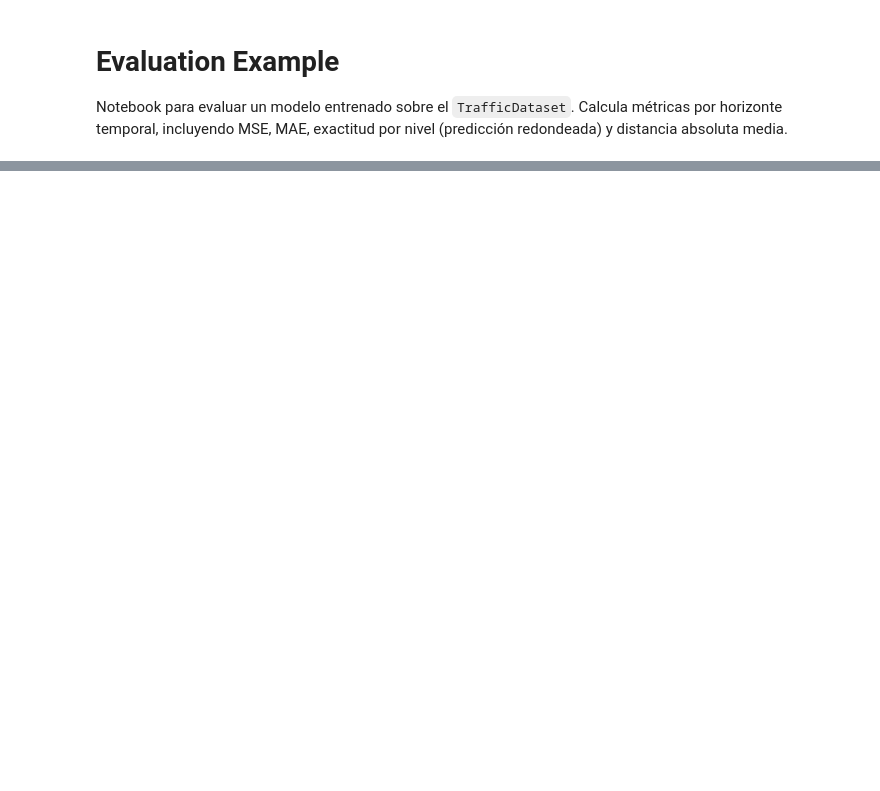
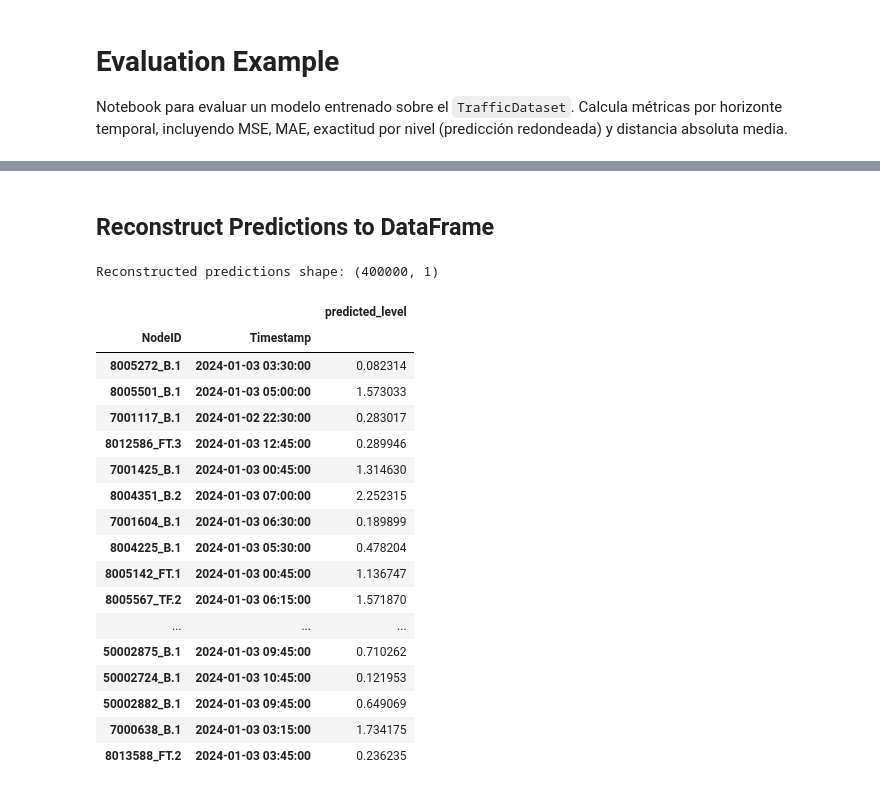
Before and after one commit to EL-BID/PredictToDo, a Jupyter notebook: notebooks/evaluation_example.ipynb, the cells around one changed output, grey strips where cells are left out. Cells and saved outputs as stored; diff of their text form; code cells hidden in the pictures; blank space fills up the shorter version.

Commit message:
Add reconstruction cell

```diff
--- a/notebooks/evaluation_example.ipynb
+++ b/notebooks/evaluation_example.ipynb
@@ -25,13 +29,14 @@ import numpy as np
 processed_data_dir = "data/datos_procesados"
 sparse_data_dir = f"{processed_data_dir}/sparse_datasets"
 
-checkpoint_path = Path("artifacts/traffic_gnn_v3.pt")
+checkpoint_path = Path("data/artifacts/traffic_gnn_v4_2025_11_06.pt")
 model_type = "GConvGRU"
 
 in_timesteps = 150
 out_timesteps = 50
 batch_size = 16
 use_cpu = False
+max_batches_eval = 3  # For testing purposes
 
 device = torch.device("cpu" if use_cpu or not torch.cuda.is_available() else "cuda")
 print(f"Evaluando en dispositivo: {device}")
@@ -182,7 +223,9 @@ class GNN_Temporal_Model(nn.Module):
 
         return torch.cat(outputs, dim=-1)
 # %%
-weather_dim = traffic_dataset.num_weather_features if traffic_dataset.include_weather else 0
+weather_dim = (
+    traffic_dataset.num_weather_features if traffic_dataset.include_weather else 0
+)
 model = GNN_Temporal_Model(
     edge_index=None,
     static_dim=traffic_dataset.num_static_features,
@@ -193,7 +236,7 @@ model = GNN_Temporal_Model(
     model_type=model_type,
 ).to(device)
 
-ckpt = torch.load(checkpoint_path, map_location=device, weights_only= False)
+ckpt = torch.load(checkpoint_path, map_location=device, weights_only=False)
 model.load_state_dict(ckpt["state_dict"])
 model.eval()
 print(f"Checkpoint cargado desde {checkpoint_path}")
@@ -396,0 +446,42 @@ overall_results
+# %% [markdown]
+## Reconstruct Predictions to DataFrame
+# %%
+# Metadata path - this contains the time_idx_map for timestamp reconstruction
+metadata_path = f"{sparse_data_dir}/jams_dataset_metadata.pkl"
+
+# Get the batch indices for the last evaluated batch
+# (In a real scenario, this should be tracked during the evaluation loop)
+last_batch_idx = min(max_batches_eval, len(traffic_dataloader)) - 1
+batch_indices = list(range(last_batch_idx * batch_size, (last_batch_idx + 1) * batch_size))
+
+# Reconstruct predictions to DataFrame
+df_predictions = reconstruct_predictions(
+    predictions=preds,
+    dataset=traffic_dataset,
+    batch_indices=batch_indices,
+    metadata_path=metadata_path,
+    value_column_name="predicted_level",
+)
+
+print(f"Reconstructed predictions shape: {df_predictions.shape}")
+df_predictions.sample(len(df_predictions)).head(20)
+# %% [output]
+Reconstructed predictions shape: (400000, 1)
+|  |  | predicted_level |
+| NodeID | Timestamp |  |
+| 8005272_B.1 | 2024-01-03 03:30:00 | 0.082314 |
+| 8005501_B.1 | 2024-01-03 05:00:00 | 1.573033 |
+| 7001117_B.1 | 2024-01-02 22:30:00 | 0.283017 |
+| 8012586_FT.3 | 2024-01-03 12:45:00 | 0.289946 |
+| 7001425_B.1 | 2024-01-03 00:45:00 | 1.314630 |
+| 8004351_B.2 | 2024-01-03 07:00:00 | 2.252315 |
+| 7001604_B.1 | 2024-01-03 06:30:00 | 0.189899 |
+| 8004225_B.1 | 2024-01-03 05:30:00 | 0.478204 |
+| 8005142_FT.1 | 2024-01-03 00:45:00 | 1.136747 |
+| 8005567_TF.2 | 2024-01-03 06:15:00 | 1.571870 |
+| ... | ... | ... |
+| 50002875_B.1 | 2024-01-03 09:45:00 | 0.710262 |
+| 50002724_B.1 | 2024-01-03 10:45:00 | 0.121953 |
+| 50002882_B.1 | 2024-01-03 09:45:00 | 0.649069 |
+| 7000638_B.1 | 2024-01-03 03:15:00 | 1.734175 |
+| 8013588_FT.2 | 2024-01-03 03:45:00 | 0.236235 |
```
Also changed, not shown: parts of 24 cells of this notebook.
